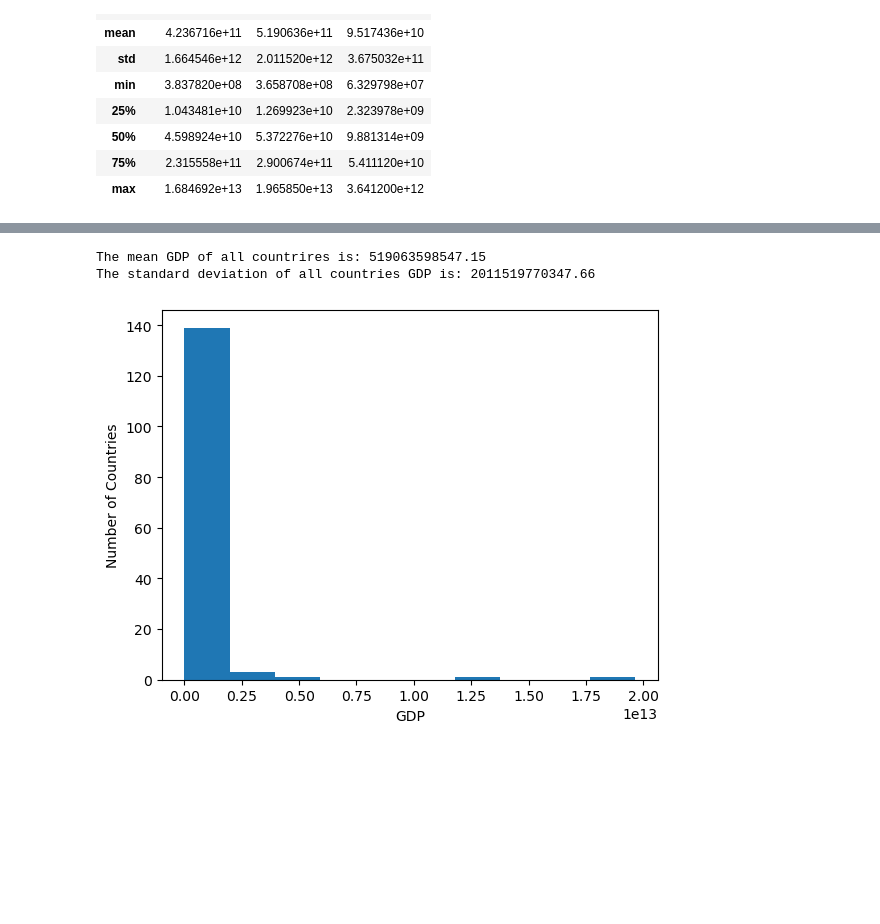
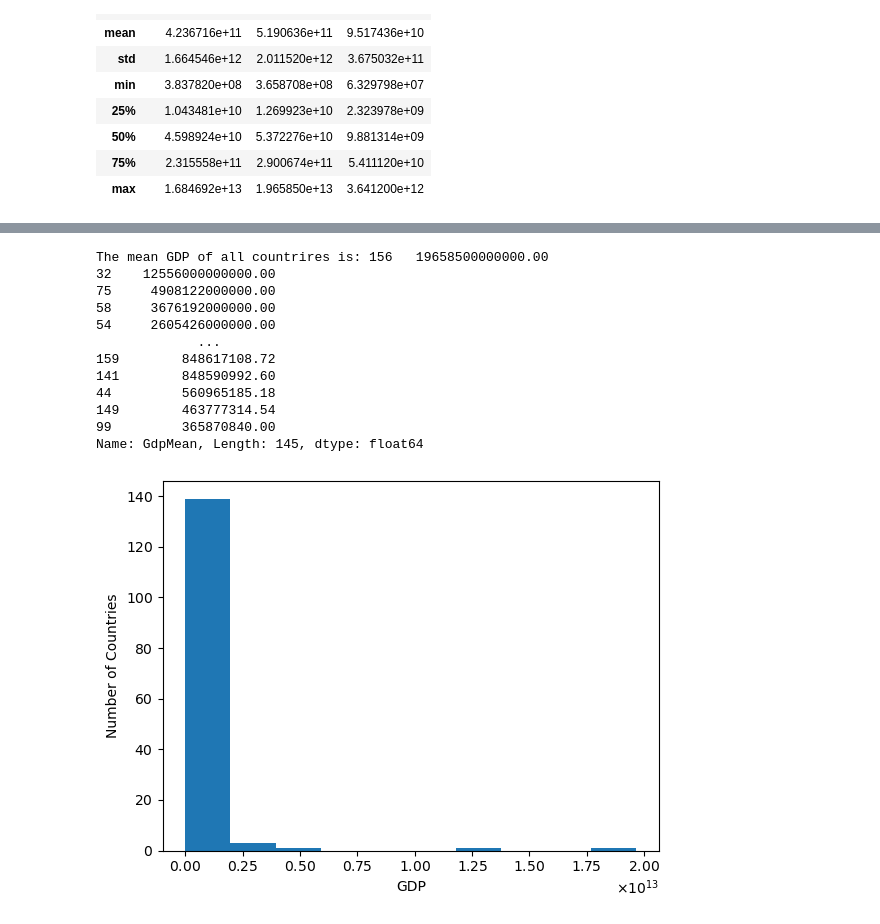
Before and after one commit to ashumskyy/data-dynamos-project-1, a Jupyter notebook: Cleaning Data_summary statistics_graphs.ipynb, the cells around one changed output, grey strips where cells are left out. Drawn from its saved outputs; the diff is of its cells as text; code cells hidden in the pictures; blank space fills up the shorter version.

```diff
--- a/Cleaning Data_summary statistics_graphs.ipynb
+++ b/Cleaning Data_summary statistics_graphs.ipynb
@@ -422,7 +421,7 @@ combined_df.tail()
 # %%
 # combined_df.describe()
 # %%
-regions_csv = pd.read_csv('data-dynamos-project-1/Resources/regions.csv')
+regions_csv = pd.read_csv('Resources/regions.csv')
 regions_df = pd.DataFrame(regions_csv)
 
 regions_df = regions_df.rename(columns={"Regions":"Country Name"})
@@ -477,14 +479,27 @@ gdp_sorted.head()
 # %%
-print(f"The mean GDP of all countrires is: {round(gdp_sorted['GdpMean'].mean(),2)}")
-print(f"The standard deviation of all countries GDP is: {round(gdp_sorted['GdpMean'].std(),2)}")
+print(f"The mean GDP of all countrires is: {gdp_sorted['GdpMean']}")
+#print(f"The standard deviation of all countries GDP is: {['GdpMean']}")
+
 plt.hist(gdp_sorted['GdpMean'])
 plt.xlabel("GDP")
 plt.ylabel("Number of Countries")
+plt.ticklabel_format(useMathText=True)
+
 plt.show()
 # %% [output]
-The mean GDP of all countrires is: 519063598547.15
-The standard deviation of all countries GDP is: 2011519770347.66
+The mean GDP of all countrires is: 156   19658500000000.00
+32    12556000000000.00
+75     4908122000000.00
+58     3676192000000.00
+54     2605426000000.00
+             ...
+159        848617108.72
+141        848590992.60
+44         560965185.18
+149        463777314.54
+99         365870840.00
+Name: GdpMean, Length: 145, dtype: float64
-[figure, old version]
+[figure, new version]
 # %%
 plt.scatter(combined_df2.iloc[:,3],combined_df2.iloc[:,4])
 plt.xlabel('GPD')
```
Also changed, not shown: parts of 9 cells of this notebook.
